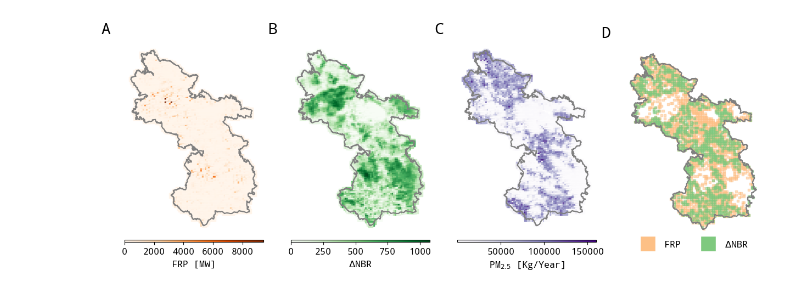
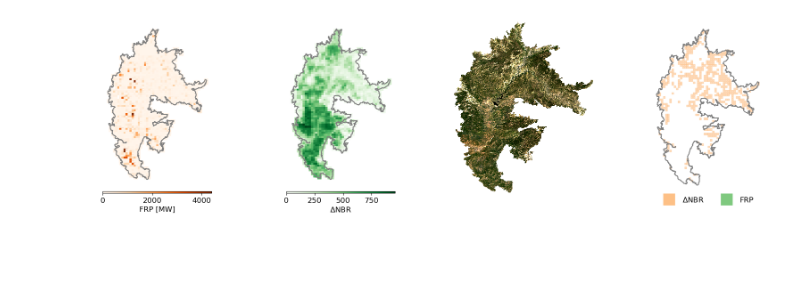
Before and after one commit to echolab-stanford/prescribed_fires, a Jupyter notebook: analysis/plot_data.ipynb, the cells around one changed output. Drawn from its saved outputs; the diff is of its cells as text; code cells hidden in the pictures; blank space fills up the shorter version.

```diff
--- a/analysis/plot_data.ipynb
+++ b/analysis/plot_data.ipynb
@@ -8,14 +9,20 @@ Here we want to show the relationship between our main variables. On one end, we
 # %%
+import matplotlib
 import geopandas as gpd
 import matplotlib.pyplot as plt
 import numpy as np
 import pandas as pd
+import rioxarray
 import seaborn as sns
-import statsmodels.formula.api as smf
-from prescribed.plot import template_plots
+from mpl_toolkits.axes_grid1 import make_axes_locatable
+from prescribed.plot import template_plots, data_fire_plot
 
 # Set the font to be serif, rather than sans
-plt.rcParams["font.family"] = "Noto Mono"
+plt.rcParams["font.family"] = "Helvetica Neue"
 
 # Set the font size to be 12
 plt.rcParams["font.size"] = 12
+
+
+matplotlib.rcParams["pdf.fonttype"] = 42
+matplotlib.rcParams["ps.fonttype"] = 42
@@ -67,12 +248,10 @@ emissions_all["PM25"] = emissions_all["PM25"] * 0.001  # Convert to Tons
 # %%
-from prescribed.plot import data_fire_plot
-
-event_id = "CA3966012280920200817"
+event_id = "CA3720111927220200905"
 fire = data_fire_plot(
     frp=frp,
     dnbr=dnbr,
     wide_treats="/mnt/sherlock/oak/prescribed_data/processed/wide_treatments_gee_inmediate/wide_treats_mtbs.feather",
-    emissions=emissions_all,
+    emissions=None,
     mtbs=mtbs_ca,
     year=2020,
     event_id=event_id,
@@ -82,6 +261,6 @@ fires = data_fire_plot(
     frp=frp,
     dnbr=dnbr,
     wide_treats="/mnt/sherlock/oak/prescribed_data/processed/wide_treatments_gee_inmediate/wide_treats_mtbs.feather",
-    emissions=emissions_all,
+    emissions=None,
     mtbs=mtbs_ca,
 )
@@ -239,9 +329,14 @@ RMSE: 88.12 R2: 0.794 R2 Within: 0.138
 # %%
-from mpl_toolkits.axes_grid1 import make_axes_locatable
+# Create a figure with a grid layout
+fig = plt.figure(figsize=(20, 5))
+gs = fig.add_gridspec(1, 4, wspace=0.3)
 
-# Take care of the colorbar size
-fig, ax = plt.subplots(1, 4, figsize=(15, 10))
-
+# Create subplots
+ax0 = fig.add_subplot(gs[0])
+ax1 = fig.add_subplot(gs[1])
+ax2 = fig.add_subplot(gs[2])
+ax3 = fig.add_subplot(gs[3])
+ax = [ax0, ax1, ax2, ax3]
 
 divider = make_axes_locatable(ax[0])
 cax = divider.append_axes("bottom", size="1%", pad=0.1)
@@ -259,7 +354,7 @@ ax[0] = fire.plot(
     legend_kwds={"label": "FRP [MW]", "orientation": "horizontal"},
 )
 
-template_plots(ax[0], xlab="", ylab="", label="A", no_axis=True)
+template_plots(ax[0], xlab="", ylab="", no_axis=True)
 
 
 # Take care of the colorbar size
@@ -279,40 +374,30 @@ fire.plot(
     cax=cax,
     legend_kwds={"label": r"$\Delta$NBR", "orientation": "horizontal"},
 )
-template_plots(ax[1], xlab="", ylab="", label="B", no_axis=True)
+template_plots(ax[1], xlab="", ylab="", no_axis=True)
 
 
-# Plot emissions
+# Plot Landsat 8
 divider = make_axes_locatable(ax[2])
-cax = divider.append_axes("bottom", size="1%", pad=0.1)
 
-mtbs_ca[mtbs_ca.Event_ID == event_id].boundary.plot(ax=ax[2], color="Grey")
+fire_l8 = rioxarray.open_rasterio(
+    "pre/CA3720111927220200905.tif"
+).rio.write_crs(4326)
+fire_l8.rio.reproject("EPSG:3310").drop("spatial_ref").plot.imshow(
+    robust=True, ax=ax[2]
+)
 
-# Plot with divergent color scheme
-ax[2] = fire.plot(
-    column="PM25",
-    legend=True,
-    cmap="Purples",
-    ax=ax[2],
-    marker=",",
-    cax=cax,
-    legend_kwds={"label": r"PM$_{2.5}$ [Kg/Year]", "orientation": "horizontal"},
-)
-template_plots(ax[2], xlab="", ylab="", label="C", no_axis=True)
+template_plots(ax[2], xlab="", ylab="", no_axis=True)
 
 # Plot emissions
 mtbs_ca[mtbs_ca.Event_ID == event_id].boundary.plot(ax=ax[3], color="Grey")
 
 # Plot with divergent color scheme
-fire[fire.treat_intensity == 1].plot(
+fire[fire.treat_severity == 1].plot(
     marker=",", legend=False, ax=ax[3], color="#fdc086", alpha=0.5, markersize=8
 )
-# Plot with divergent color scheme
-fire[fire.treat_severity == 1].plot(
-    marker=",", legend=False, ax=ax[3], color="#7fc97f", alpha=0.5, markersize=8
-)
 
-template_plots(ax[3], xlab="", ylab="", label="D", no_axis=True)
+template_plots(ax[3], xlab="", ylab="", no_axis=True)
 
 ax[3].legend(
     [
@@ -333,11 +418,24 @@ ax[3].legend(
             markersize=20,
         ),
     ],
-    ["FRP", r"$\Delta$NBR"],
+    [
+        r"$\Delta$NBR",
+        "FRP",
+    ],
     fontsize=12,
     frameon=False,
     loc="lower center",
     bbox_to_anchor=(0.5, -0.1),
     ncol=2,
 )
+
+plt.tight_layout()
+
+# Save plot to svg
+plt.savefig(
+    "fire_plot.pdf",
+    dpi=300,
+    transparent=True,
+    bbox_inches="tight",
+)
 # %% [output]
@@ -345 +442 @@ ax[3].legend(
-[figure, old version]
+[figure, new version]
```
Also changed, not shown: parts of 22 cells of this notebook, 6 other files.
